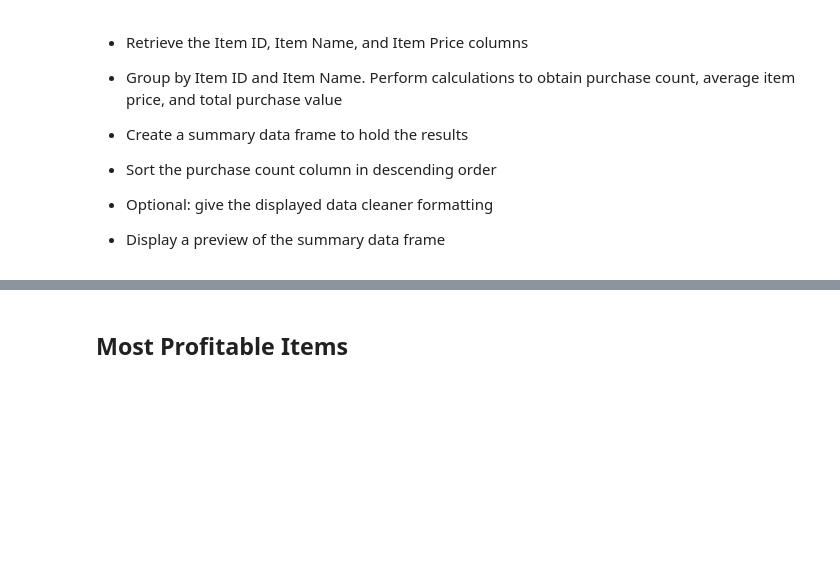
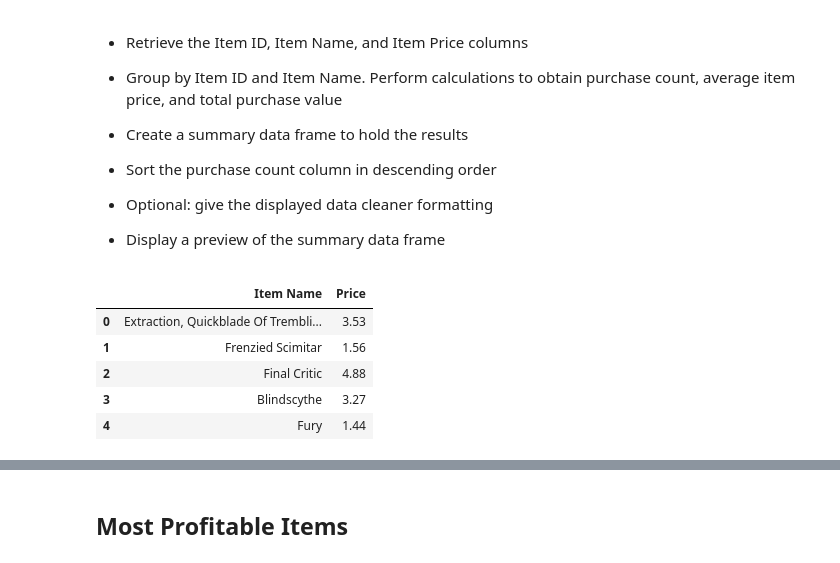
Before and after one commit to jshapi16/Pandas-challenge, a Jupyter notebook: HeroesOfPymoli /HeroesOfPymoli_starter.ipynb, the cells around one changed output, grey strips where cells are left out. Saved outputs shown, nothing was run; the diff lists cells and outputs as text; code cells hidden in the pictures; blank space fills up the shorter version.

```diff
--- a/HeroesOfPymoli /HeroesOfPymoli_starter.ipynb
+++ b/HeroesOfPymoli /HeroesOfPymoli_starter.ipynb
@@ -203,6 +220,6 @@ bins = [0, 9.9, 14.9, 19.9, 24.9, 29.9, 34.9, 39.9, 100]
 group_names = ["<10", "10-14", "15-19", "20-24", "25-29", "30-34", "35-39", "40+"]
 # %%
 #Unique Screen names per age data frame
-purchase_data["Age Group"] = pd.cut(purchase_data["Age"], bins, labels = group_names)
-df_purchase_demo = purchase_data.groupby("Age Group")
+purchase_clean["Age Group"] = pd.cut(purchase_clean["Age"], bins, labels = group_names)
+df_purchase_demo = purchase_clean.groupby("Age Group")
 clean_sn = df_purchase_demo.nunique()["SN"]
@@ -354,4 +350,15 @@ df_spenders_sorted.head()
 
 
 * Display a preview of the summary data frame
+# %%
+df_item_prices = purchase_clean[["Item Name", "Price"]]
+df_item_prices = df_item_prices.drop_duplicates()
+df_item_prices.head()
+# %% [output]
+|  | Item Name | Price |
+| 0 | Extraction, Quickblade Of Trembli... | 3.53 |
+| 1 | Frenzied Scimitar | 1.56 |
+| 2 | Final Critic | 4.88 |
+| 3 | Blindscythe | 3.27 |
+| 4 | Fury | 1.44 |
 # %%
```
Also changed, not shown: parts of 27 cells of this notebook.
